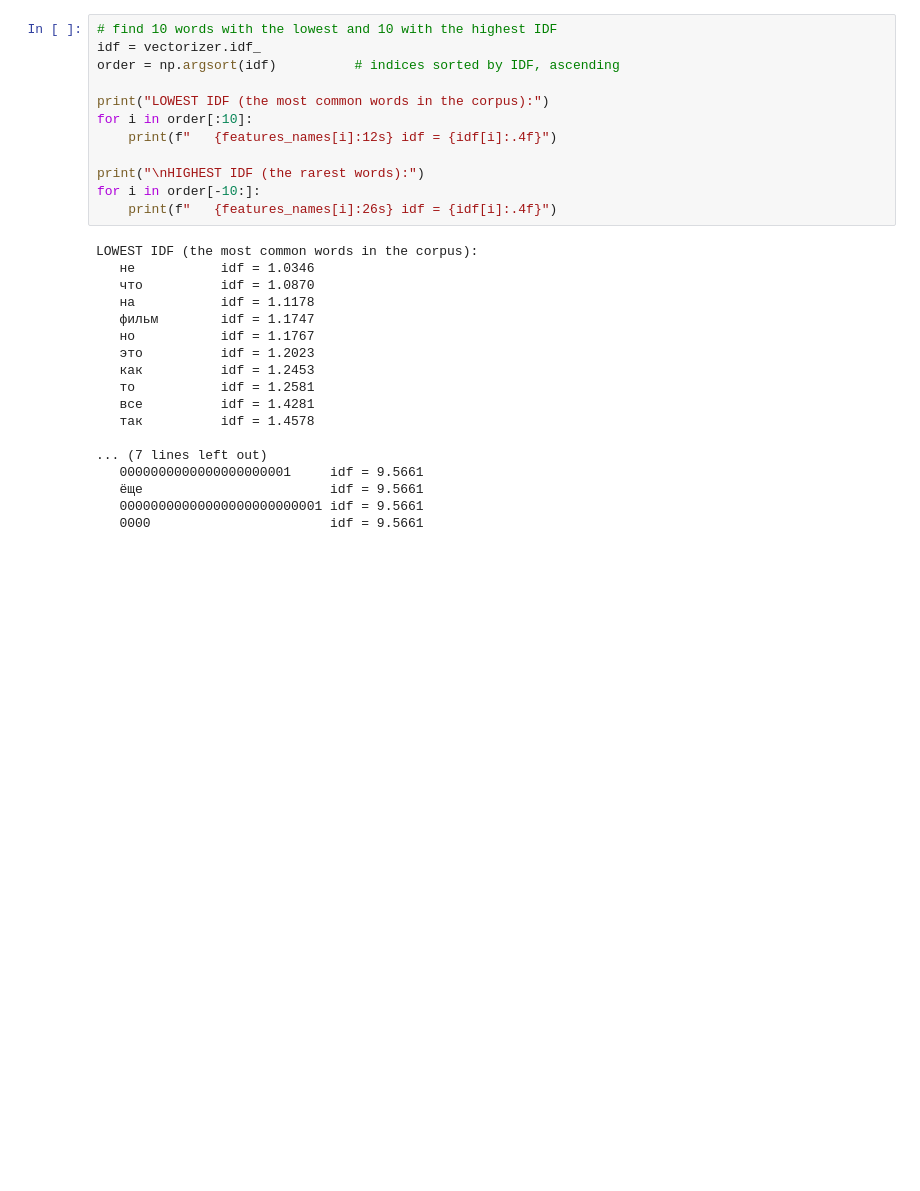
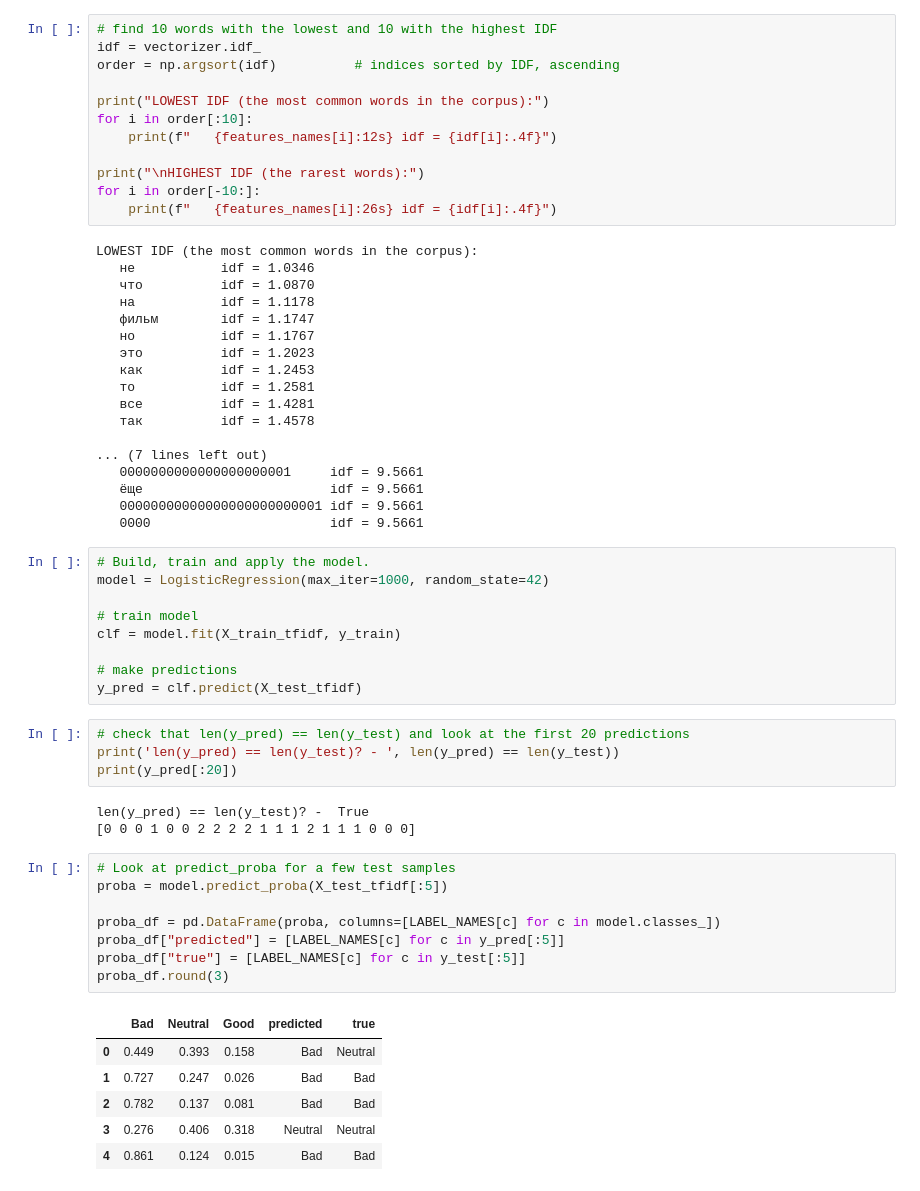
Before and after one commit to KrisTinaShch/kinopoisk_sentiment_analysis, a Jupyter notebook: kinopoisk_sentiment_analysis.ipynb, the cells around one changed output. Cells and saved outputs as stored; diff of their text form; blank space fills up the shorter version.

Commit message:
baseline model evaluation

```diff
--- a/kinopoisk_sentiment_analysis.ipynb
+++ b/kinopoisk_sentiment_analysis.ipynb
@@ -338,3 +338,34 @@ LOWEST IDF (the most common words in the corpus):
    ёще                        idf = 9.5661
    00000000000000000000000001 idf = 9.5661
    0000                       idf = 9.5661
+# %%
+# Build, train and apply the model.
+model = LogisticRegression(max_iter=1000, random_state=42)
+
+# train model
+clf = model.fit(X_train_tfidf, y_train)
+
+# make predictions
+y_pred = clf.predict(X_test_tfidf)
+# %%
+# check that len(y_pred) == len(y_test) and look at the first 20 predictions
+print('len(y_pred) == len(y_test)? - ', len(y_pred) == len(y_test))
+print(y_pred[:20])
+# %% [output]
+len(y_pred) == len(y_test)? -  True
+[0 0 0 1 0 0 2 2 2 2 1 1 1 2 1 1 1 0 0 0]
+# %%
+# Look at predict_proba for a few test samples
+proba = model.predict_proba(X_test_tfidf[:5])
+
+proba_df = pd.DataFrame(proba, columns=[LABEL_NAMES[c] for c in model.classes_])
+proba_df["predicted"] = [LABEL_NAMES[c] for c in y_pred[:5]]
+proba_df["true"] = [LABEL_NAMES[c] for c in y_test[:5]]
+proba_df.round(3)
+# %% [output]
+|  | Bad | Neutral | Good | predicted | true |
+| 0 | 0.449 | 0.393 | 0.158 | Bad | Neutral |
+| 1 | 0.727 | 0.247 | 0.026 | Bad | Bad |
+| 2 | 0.782 | 0.137 | 0.081 | Bad | Bad |
+| 3 | 0.276 | 0.406 | 0.318 | Neutral | Neutral |
+| 4 | 0.861 | 0.124 | 0.015 | Bad | Bad |
```
Also changed, not shown: parts of 5 cells of this notebook.
